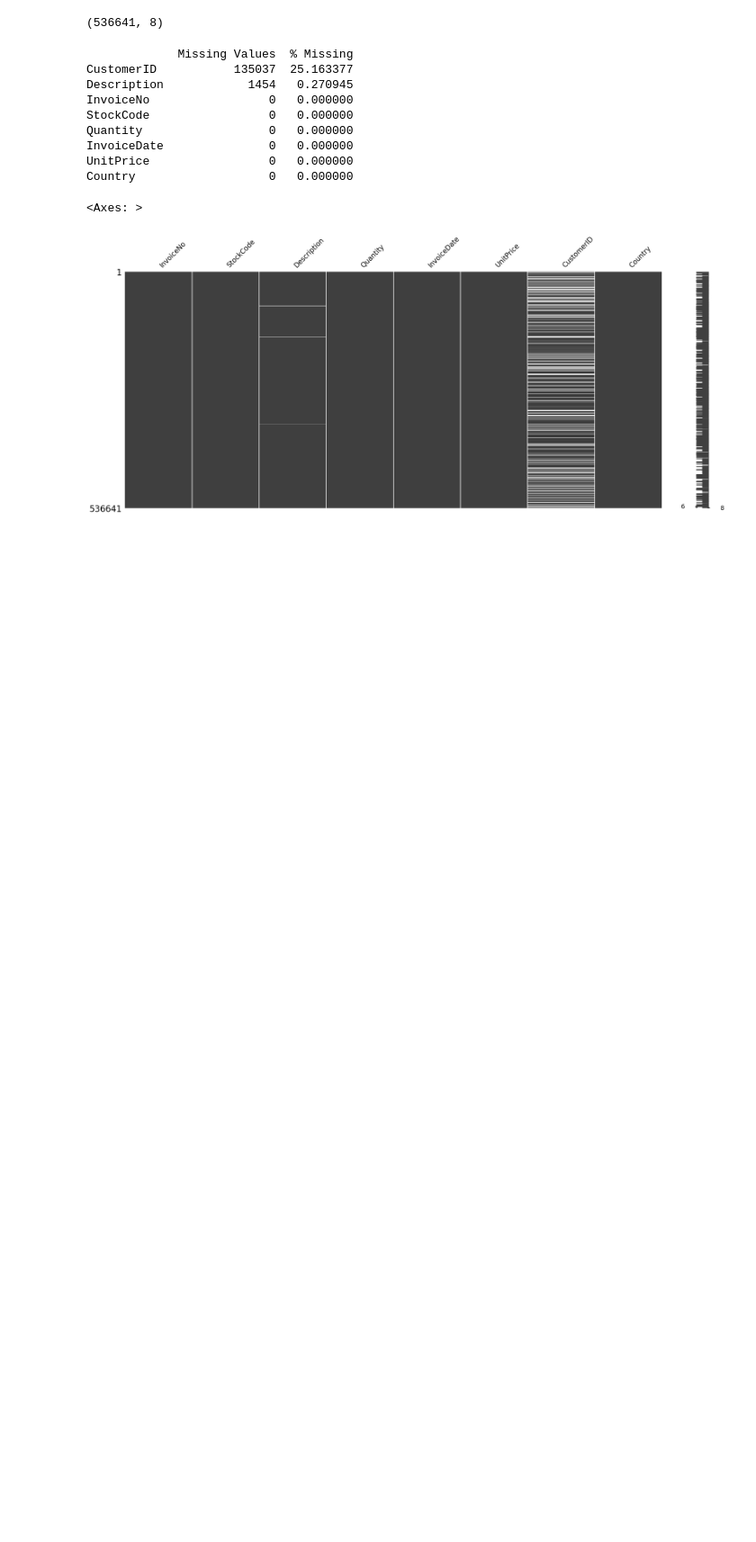
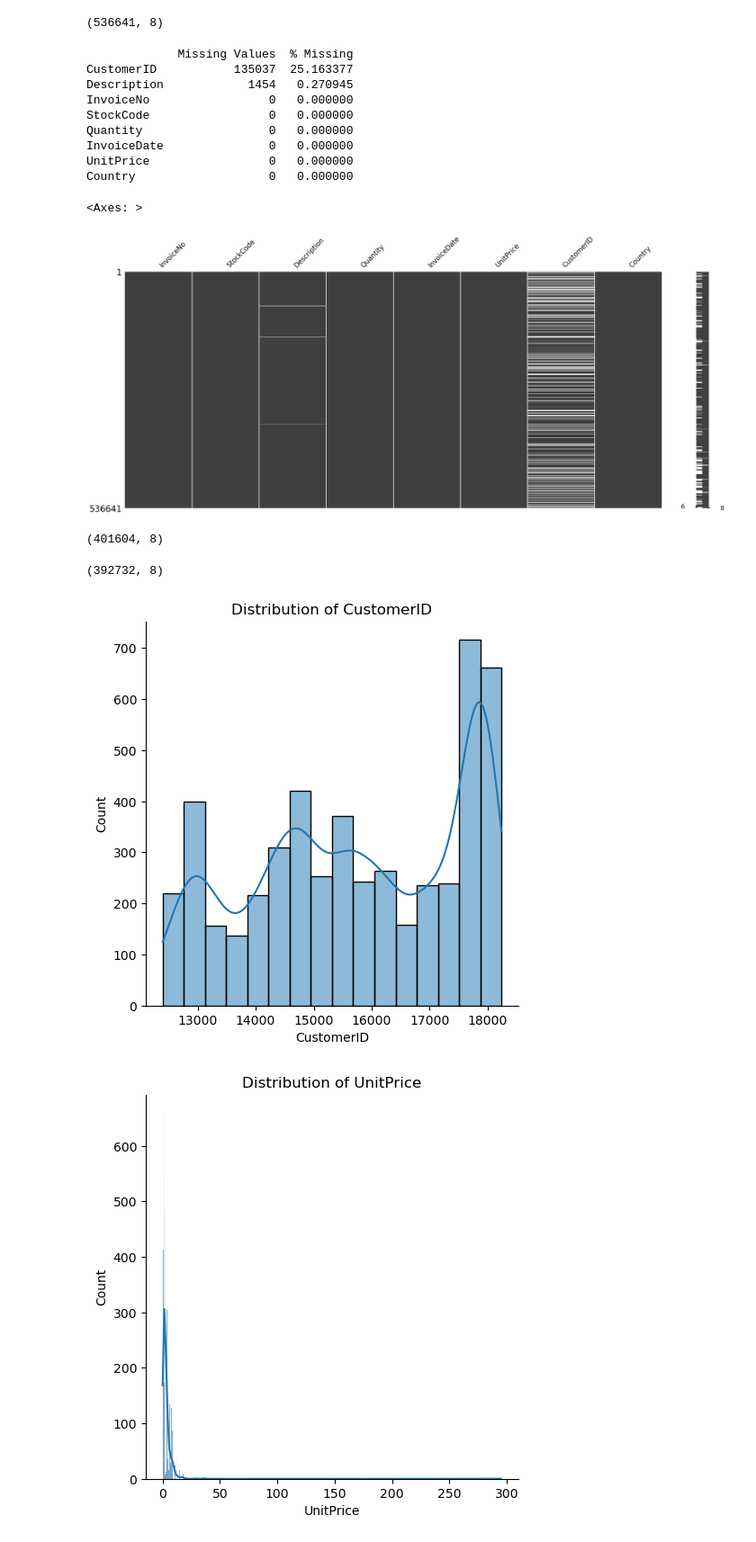
Before and after one commit to numanyusf/E-Commerce-Sales-Data-EDA, a Jupyter notebook: ecom.ipynb, the cells around one changed output. Shown: that part at 90% size. Saved outputs shown, nothing was run; the diff lists cells and outputs as text; code cells hidden in the pictures; blank space fills up the shorter version.

```diff
--- a/ecom.ipynb
+++ b/ecom.ipynb
@@ -100,3 +99,25 @@ msno.matrix(df)
 # %% [output]
 <Axes: >
 [figure]
+# %%
+# droping the rows where sustomer id and discription is missing in df
+df.drop(df[df['CustomerID'].isna() | df['Description'].isna()].index, inplace=True)
+df.shape
+# %% [output]
+(401604, 8)
+# %%
+# removing all the rows where quantity is negative
+#df['Quantity'].unique()
+df = df[df['Quantity'] >= 0]
+df.shape
+# %% [output]
+(392732, 8)
+# %%
+num_cols = ['CustomerID', 'UnitPrice', 'Quantity']
+
+for col in num_cols:
+    p = sns.displot(df[:5000], x=col, kde=True)
+    plt.title(f"Distribution of {col}")
+# %% [output]
+[figure, added]
+[figure, added]
```
Also changed, not shown: parts of 15 cells of this notebook.
